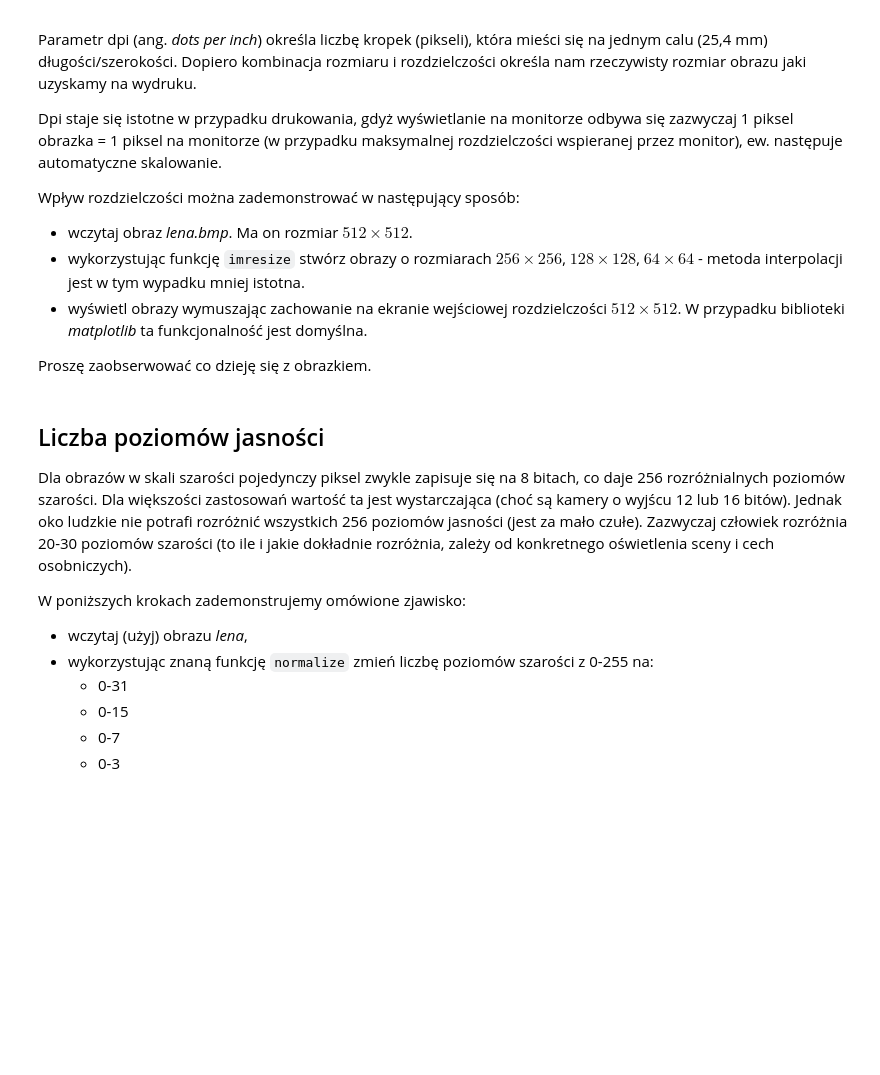
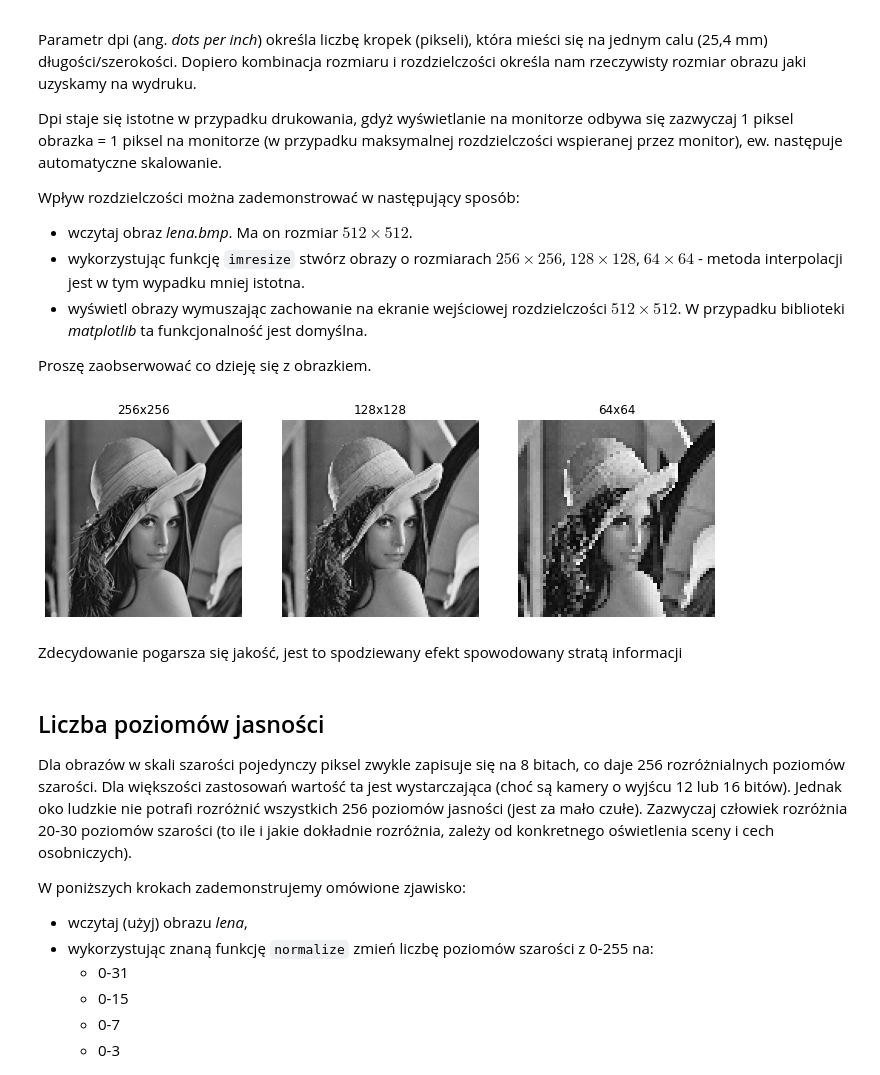
Before and after one commit to IwoSzczepaniak/DigitalImageProcessing, a Jupyter notebook: lab5/05_resolution.ipynb, the cells around one changed output. Cells and saved outputs as stored; diff of their text form; code cells hidden in the pictures; blank space fills up the shorter version.

```diff
--- a/lab5/05_resolution.ipynb
+++ b/lab5/05_resolution.ipynb
@@ -243,3 +402,25 @@ Proszę zaobserwować co dzieję się z obrazkiem.
+# %%
+lena_image = cv2.imread('lena.bmp', cv2.IMREAD_GRAYSCALE)
+
+resized_image_256 = cv2.resize(lena_image, None, fx=0.5, fy=0.5, interpolation=cv2.INTER_CUBIC)
+resized_image_128 = cv2.resize(lena_image, None, fx=0.25, fy=0.25, interpolation=cv2.INTER_CUBIC)
+resized_image_64 = cv2.resize(lena_image, None, fx=0.125, fy=0.125, interpolation=cv2.INTER_CUBIC)
+
+fig, axs = plt.subplots(1, 3, figsize=(12, 4))
+axs[0].imshow(resized_image_256, cmap='gray')
+axs[0].set_title('256x256')
+axs[0].axis('off')
+axs[1].imshow(resized_image_128, cmap='gray')
+axs[1].set_title('128x128')
+axs[1].axis('off')
+axs[2].imshow(resized_image_64, cmap='gray')
+axs[2].set_title('64x64')
+axs[2].axis('off')
+plt.show()
+# %% [output]
+[figure, added]
+# %% [markdown]
+Zdecydowanie pogarsza się jakość, jest to spodziewany efekt spowodowany stratą informacji
 # %% [markdown]
 ## Liczba poziomów jasności
 
```
Also changed, not shown: parts of 16 cells of this notebook, 4 other files.
